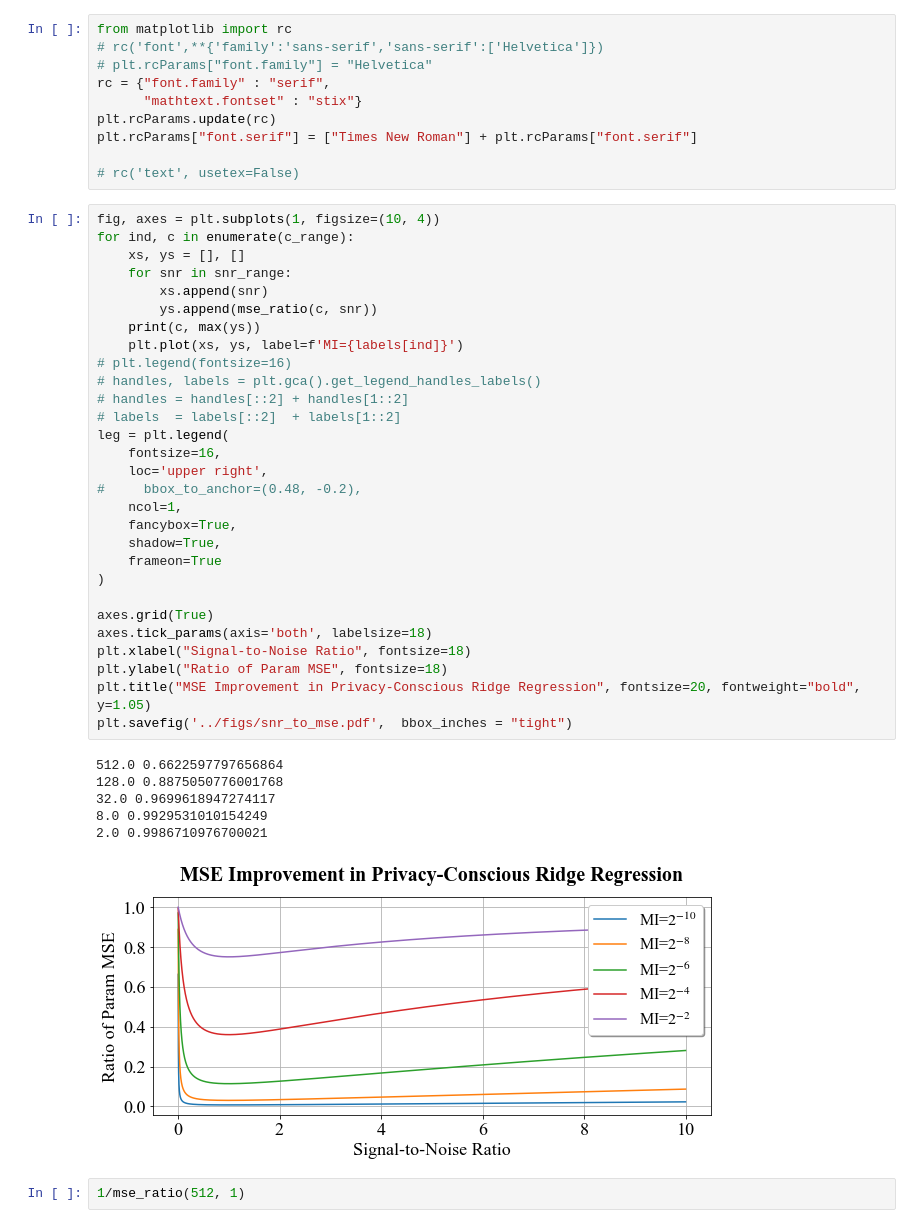
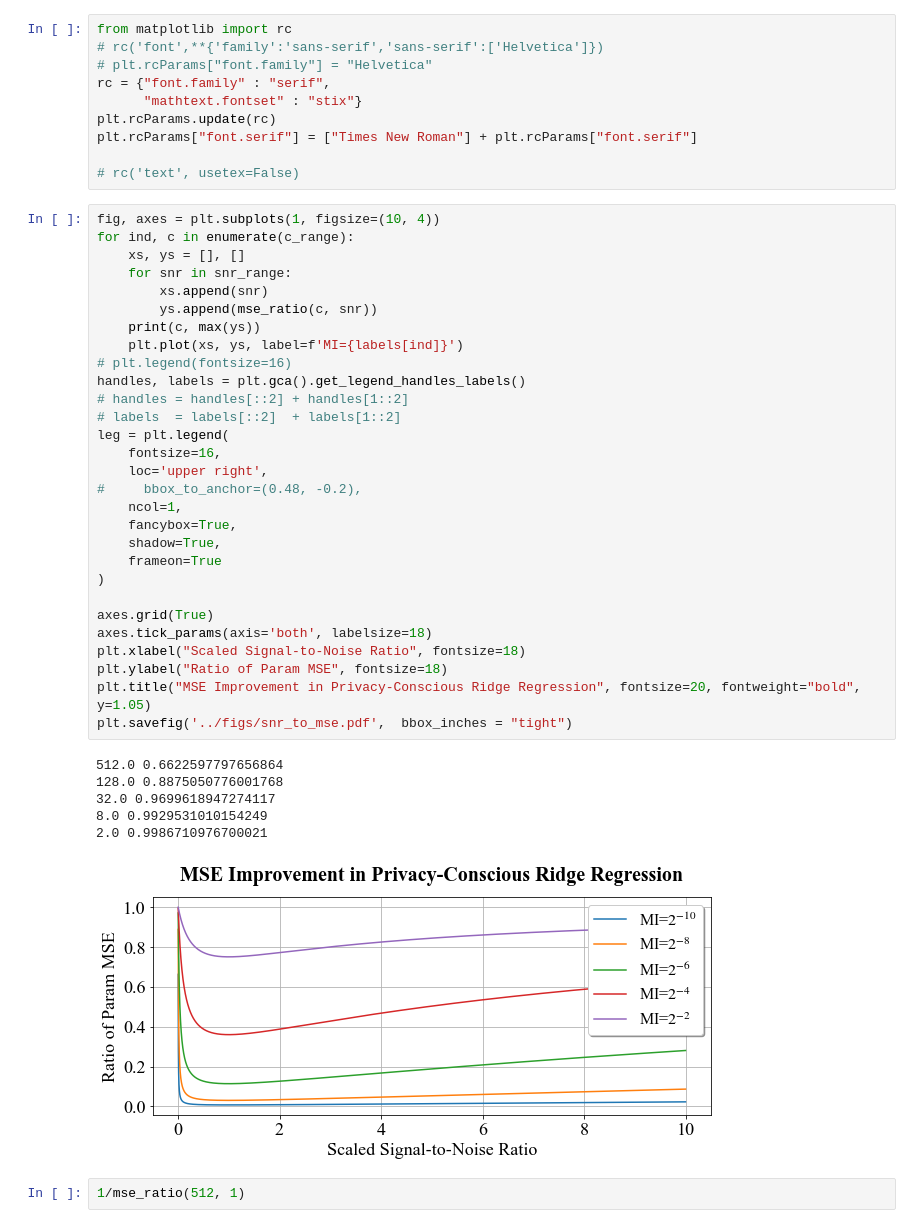
Before and after one commit to mayuri95/designing_for_privacy, a Jupyter notebook: pac_private_rr/snr graphs.ipynb, the cells around one changed output. Saved outputs shown, nothing was run; the diff lists cells and outputs as text.

```diff
--- a/pac_private_rr/snr graphs.ipynb
+++ b/pac_private_rr/snr graphs.ipynb
@@ -63,36 +63,36 @@ for ind, c in enumerate(c_range):
     xs, ys = [], []
     for snr in snr_range:
         xs.append(snr)
         ys.append(mse_ratio(c, snr))
     print(c, max(ys))
     plt.plot(xs, ys, label=f'MI={labels[ind]}')
 # plt.legend(fontsize=16)
-# handles, labels = plt.gca().get_legend_handles_labels()
+handles, labels = plt.gca().get_legend_handles_labels()
 # handles = handles[::2] + handles[1::2]
 # labels  = labels[::2]  + labels[1::2]
 leg = plt.legend(
     fontsize=16,
     loc='upper right',
 #     bbox_to_anchor=(0.48, -0.2),
     ncol=1,
     fancybox=True,
     shadow=True,
     frameon=True
 )
 
 axes.grid(True)
 axes.tick_params(axis='both', labelsize=18)
-plt.xlabel("Signal-to-Noise Ratio", fontsize=18)
+plt.xlabel("Scaled Signal-to-Noise Ratio", fontsize=18)
 plt.ylabel("Ratio of Param MSE", fontsize=18)
 plt.title("MSE Improvement in Privacy-Conscious Ridge Regression", fontsize=20, fontweight="bold", y=1.05)
 plt.savefig('../figs/snr_to_mse.pdf',  bbox_inches = "tight")
 # %% [output]
 512.0 0.6622597797656864
 128.0 0.8875050776001768
 32.0 0.9699618947274117
 8.0 0.9929531010154249
 2.0 0.9986710976700021
-[figure, old version]
+[figure, new version]
 # %%
 1/mse_ratio(512, 1)
 # %% [output]
```
Also changed, not shown: 1 other file.
